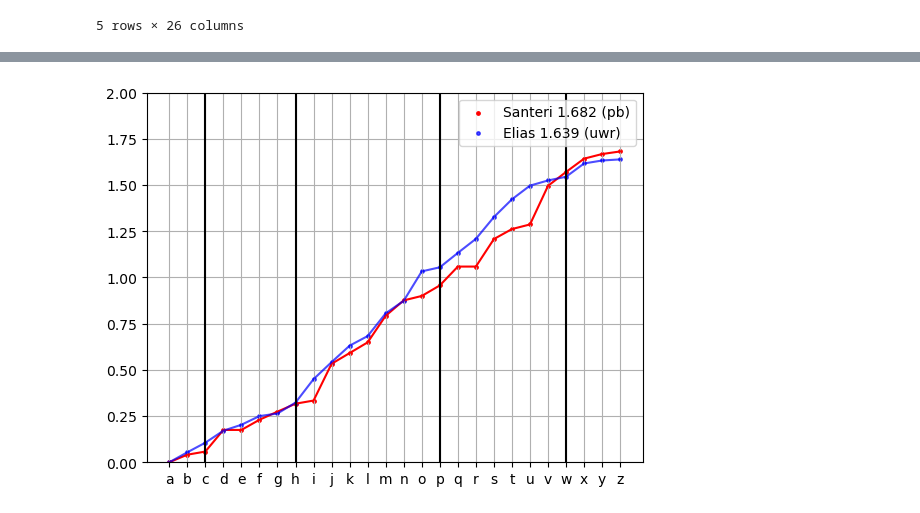
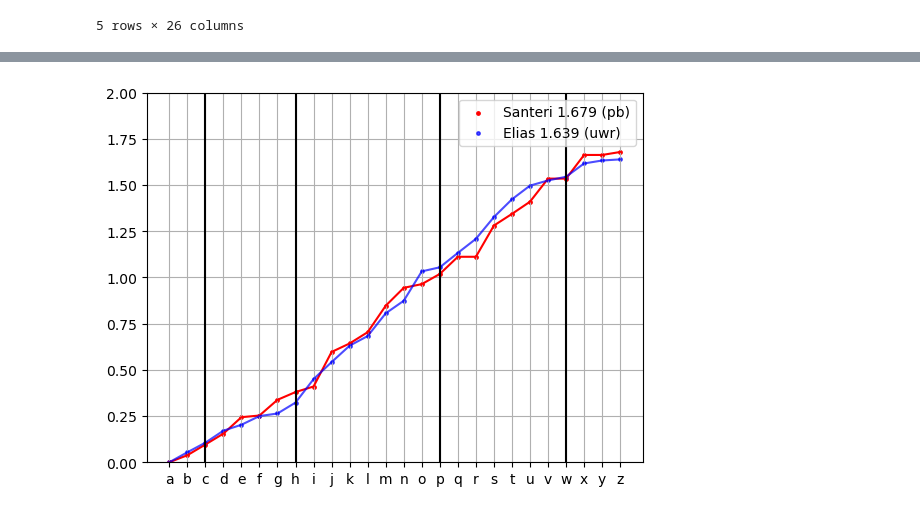
Before and after one commit to sansalv/abc-analyysi, a Jupyter notebook: abc_analyysi.ipynb, the cells around one changed output, grey strips where cells are left out. Cells and saved outputs as stored; diff of their text form; code cells hidden in the pictures.

```diff
--- a/abc_analyysi.ipynb
+++ b/abc_analyysi.ipynb
@@ -27,7 +27,11 @@ timeFiles = ['santeri1995.txt', 'santeri1987.txt', 'santeri1962.txt',
              'santeri1878.txt', 'santeri1865.txt', 'santeri1852.txt',
              'santeri1821.txt', 'santeri1785.txt', 'santeri1756.txt',
              'santeri1726.txt', 'santeri1686.txt', 'santeri1682.txt',
+             'santeri1679.txt',
              'elias1699.txt', 'elias1639.txt']
+
+# E = indeksi, josta Eliaksen ajat alkavat
+E = 13
 
 for i in range(len(timeFiles)):
     df.loc[i] = listFromTimeData(timeFiles[i])
@@ -58,27 +62,24 @@ plt.show()
 # %%
-# Kiinnostavien runien vertailu
+# PB runien vertailu
 
-plt.scatter(abc, df.T[11], c='r', alpha=1, s=6, label='Santeri 1.682 (pb)')
-plt.plot(df.T[11], alpha=1, c='r')
+plt.scatter(abc, df.T[E-1], c='r', alpha=1, s=6, label='Santeri 1.679 (pb)')
+plt.plot(df.T[E-1], alpha=1, c='r')
 
-#plt.scatter(abc, df.T[8], c='green', alpha=0.7, s=6, label='Elias 1.699')
-#plt.plot(df.T[8], alpha=0.7, c='green')
-
-plt.scatter(abc, df.T[13], c='blue', alpha=0.7, s=6, label='Elias 1.639 (uwr)')
-plt.plot(df.T[13], alpha=0.7, c='blue')
+plt.scatter(abc, df.T[E+1], c='blue', alpha=0.7, s=6, label='Elias 1.639 (uwr)')
+plt.plot(df.T[E+1], alpha=0.7, c='blue')
 
 plt.ylim(0,2)
 
 plt.axvline(x = 'c', color = 'black')
 plt.axvline(x = 'h', color = 'black')
 plt.axvline(x = 'p', color = 'black')
 plt.axvline(x = 'w', color = 'black')
 
 plt.grid()
 plt.legend()
 plt.show()
 # %% [output]
-[figure, old version]
+[figure, new version]
 # %%
 # Näppäinten erotus -dataframe
 
```
Also changed, not shown: parts of 5 cells of this notebook, 1 other file.
